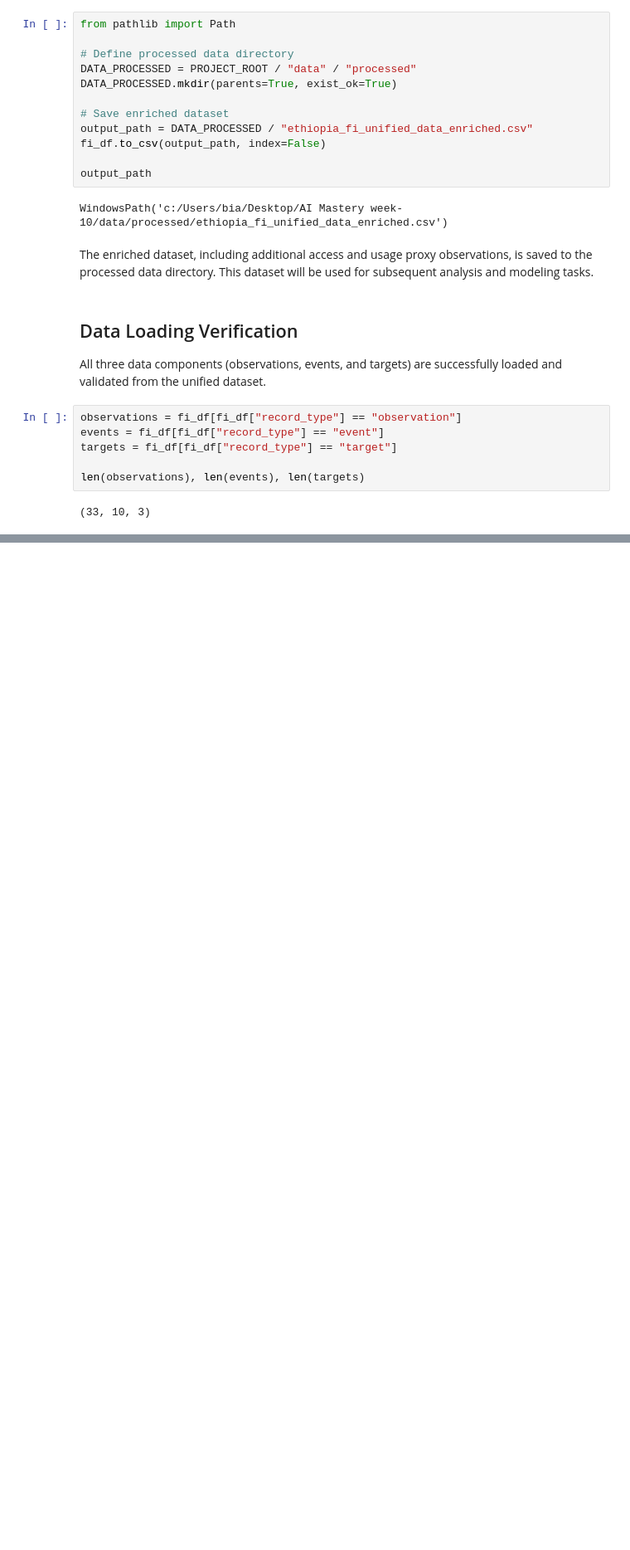
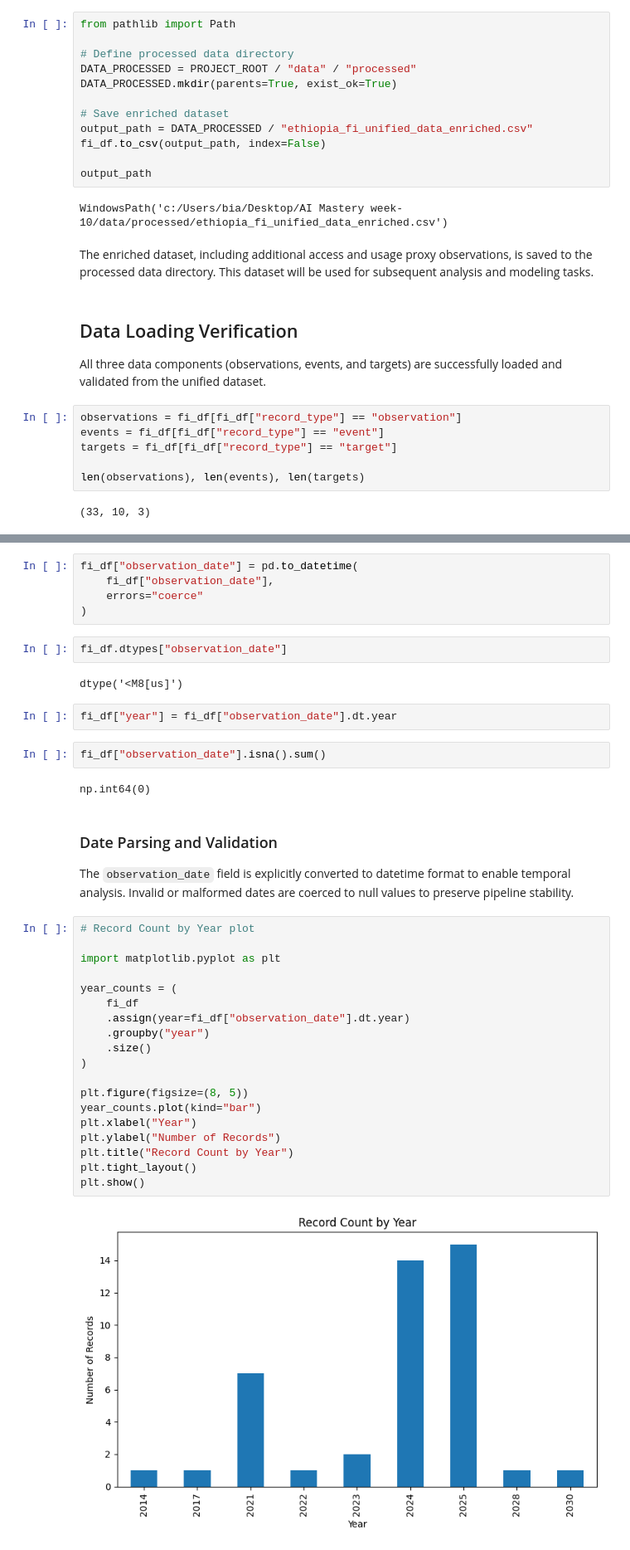
Before and after one commit to BitaniaG/Forecasting-Financial-Inclusion, a Jupyter notebook: notebooks/task_1_data_understanding.ipynb, the cells around one changed output, grey strips where cells are left out. Shown at 83% size. Saved outputs shown, nothing was run; the diff lists cells and outputs as text; blank space fills up the shorter version.

Commit message:
additional plots

```diff
--- a/notebooks/task_1_data_understanding.ipynb
+++ b/notebooks/task_1_data_understanding.ipynb
@@ -450,0 +458,42 @@ len(observations), len(events), len(targets)
+# %%
+fi_df["observation_date"] = pd.to_datetime(
+    fi_df["observation_date"],
+    errors="coerce"
+)
+# %%
+fi_df.dtypes["observation_date"]
+# %% [output]
+dtype('<M8[us]')
+# %%
+fi_df["year"] = fi_df["observation_date"].dt.year
+# %%
+fi_df["observation_date"].isna().sum()
+# %% [output]
+np.int64(0)
+# %% [markdown]
+### Date Parsing and Validation
+
+The `observation_date` field is explicitly converted to datetime
+format to enable temporal analysis. Invalid or malformed dates
+are coerced to null values to preserve pipeline stability.
+# %%
+# Record Count by Year plot
+
+import matplotlib.pyplot as plt
+
+year_counts = (
+    fi_df
+    .assign(year=fi_df["observation_date"].dt.year)
+    .groupby("year")
+    .size()
+)
+
+plt.figure(figsize=(8, 5))
+year_counts.plot(kind="bar")
+plt.xlabel("Year")
+plt.ylabel("Number of Records")
+plt.title("Record Count by Year")
+plt.tight_layout()
+plt.show()
+# %% [output]
+[figure, added]
```
Also changed, not shown: parts of 10 cells of this notebook, 5 other files.
